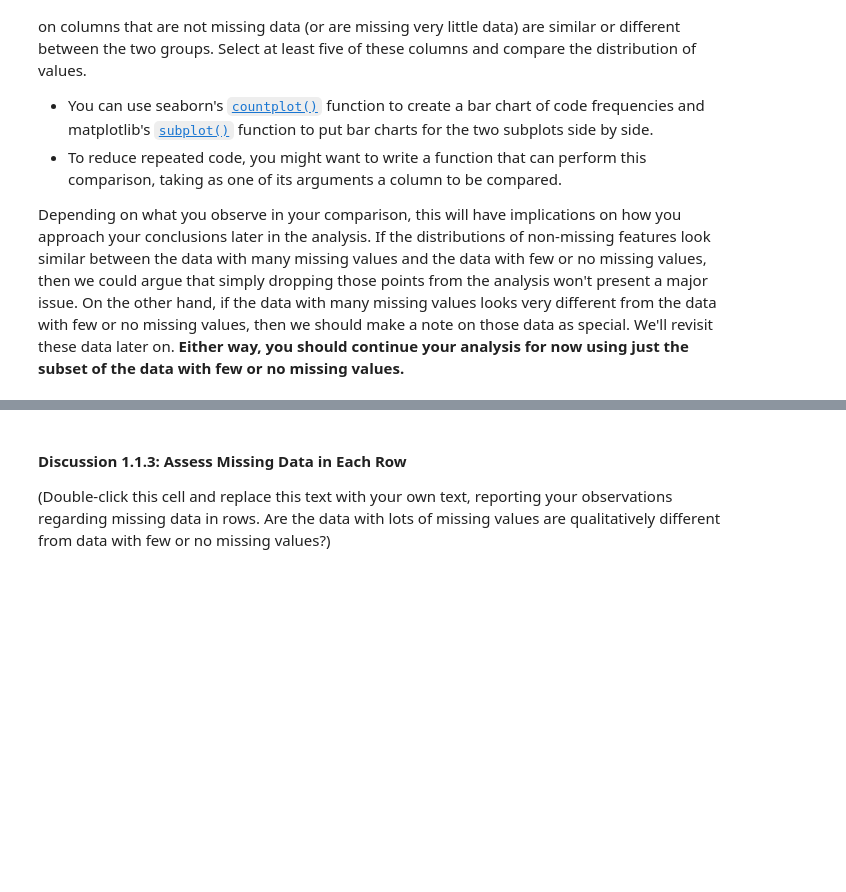
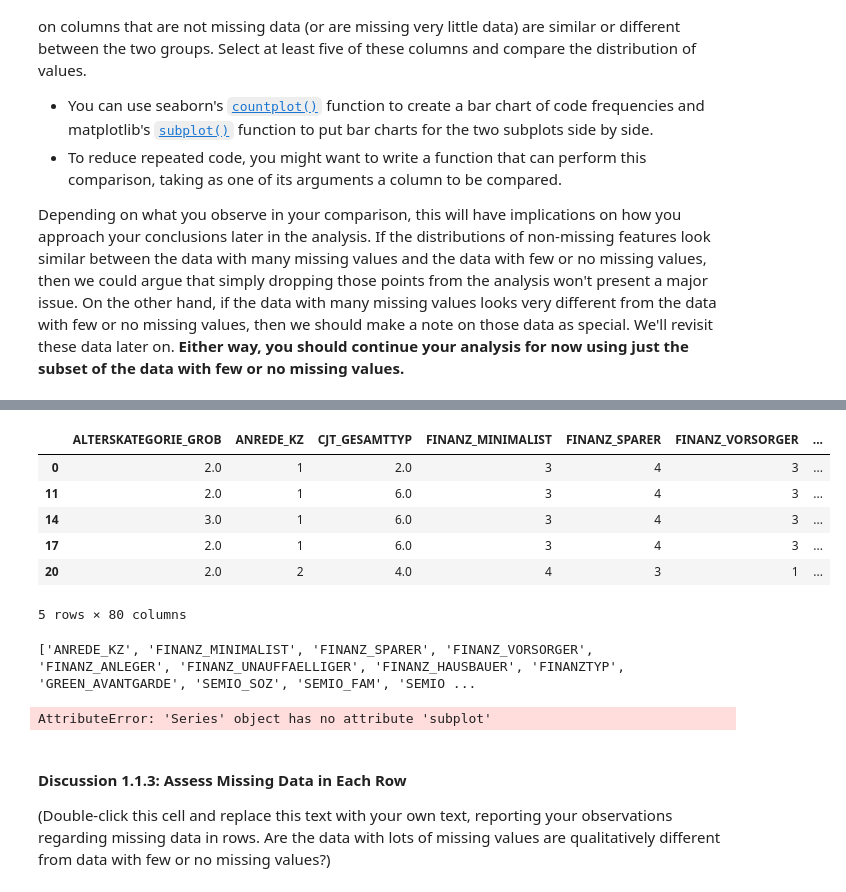
Before and after one commit to samthegolden/DSND_Term1, a Jupyter notebook: projects/p3_/Identify_Customer_Segments.ipynb, the cells around one changed output, grey strips where cells are left out. Drawn from its saved outputs; the diff is of its cells as text; code cells hidden in the pictures; blank space fills up the shorter version.

```diff
--- a/projects/p3_/Identify_Customer_Segments.ipynb
+++ b/projects/p3_/Identify_Customer_Segments.ipynb
@@ -184,3 +333,42 @@ Depending on what you observe in your comparison, this will have implications on
+# %%
+# split on two subsets
+df_up = df.query('nans < 10')
+df_down = df.query('nans >= 10')
+
+df_down.head()
+# %% [output]
+|  | ALTERSKATEGORIE_GROB | ANREDE_KZ | CJT_GESAMTTYP | FINANZ_MINIMALIST | FINANZ_SPARER | FINANZ_VORSORGER | ... |
+| 0 | 2.0 | 1 | 2.0 | 3 | 4 | 3 | ... |
+| 11 | 2.0 | 1 | 6.0 | 3 | 4 | 3 | ... |
+| 14 | 3.0 | 1 | 6.0 | 3 | 4 | 3 | ... |
+| 17 | 2.0 | 1 | 6.0 | 3 | 4 | 3 | ... |
+| 20 | 2.0 | 2 | 4.0 | 4 | 3 | 1 | ... |
+5 rows × 80 columns
+# %%
+# Compare the distribution of values for at least five columns where there are
+# no or few missing values, between the two subsets.
+
+from matplotlib.pyplot import subplot
+from seaborn import countplot
+
+# Columns without no missing values
+for k,v in similar_feats.items():
+    if k == 0:
+        print(v)
+
+'''
+'FINANZ_MINIMALIST', 'FINANZ_SPARER', 'FINANZ_VORSORGER', 'FINANZ_ANLEGER', 'FINANZ_UNAUFFAELLIGER'
+'''
+
+aux_df_up = df_up[['FINANZ_MINIMALIST', 'FINANZ_SPARER', 'FINANZ_VORSORGER', 'FINANZ_ANLEGER', 'FINANZ_UNAUFFAELLIGER']]
+aux_df_down = df_down[['FINANZ_MINIMALIST', 'FINANZ_SPARER', 'FINANZ_VORSORGER', 'FINANZ_ANLEGER', 'FINANZ_UNAUFFAELLIGER']]
+
+
+#ax = df['FINANZ_MINIMALIST'].value_counts().plot(kind='bar')
+ax = df['FINANZ_MINIMALIST'].value_counts().subplot(kind='bar')
+# %% [output]
+['ANREDE_KZ', 'FINANZ_MINIMALIST', 'FINANZ_SPARER', 'FINANZ_VORSORGER', 'FINANZ_ANLEGER', 'FINANZ_UNAUFFAELLIGER', 'FINANZ_HAUSBAUER', 'FINANZTYP', 'GREEN_AVANTGARDE', 'SEMIO_SOZ', 'SEMIO_FAM', 'SEMIO ...
+AttributeError: 'Series' object has no attribute 'subplot'
 # %% [markdown]
 #### Discussion 1.1.3: Assess Missing Data in Each Row
 
```
Also changed, not shown: parts of 17 cells of this notebook.
